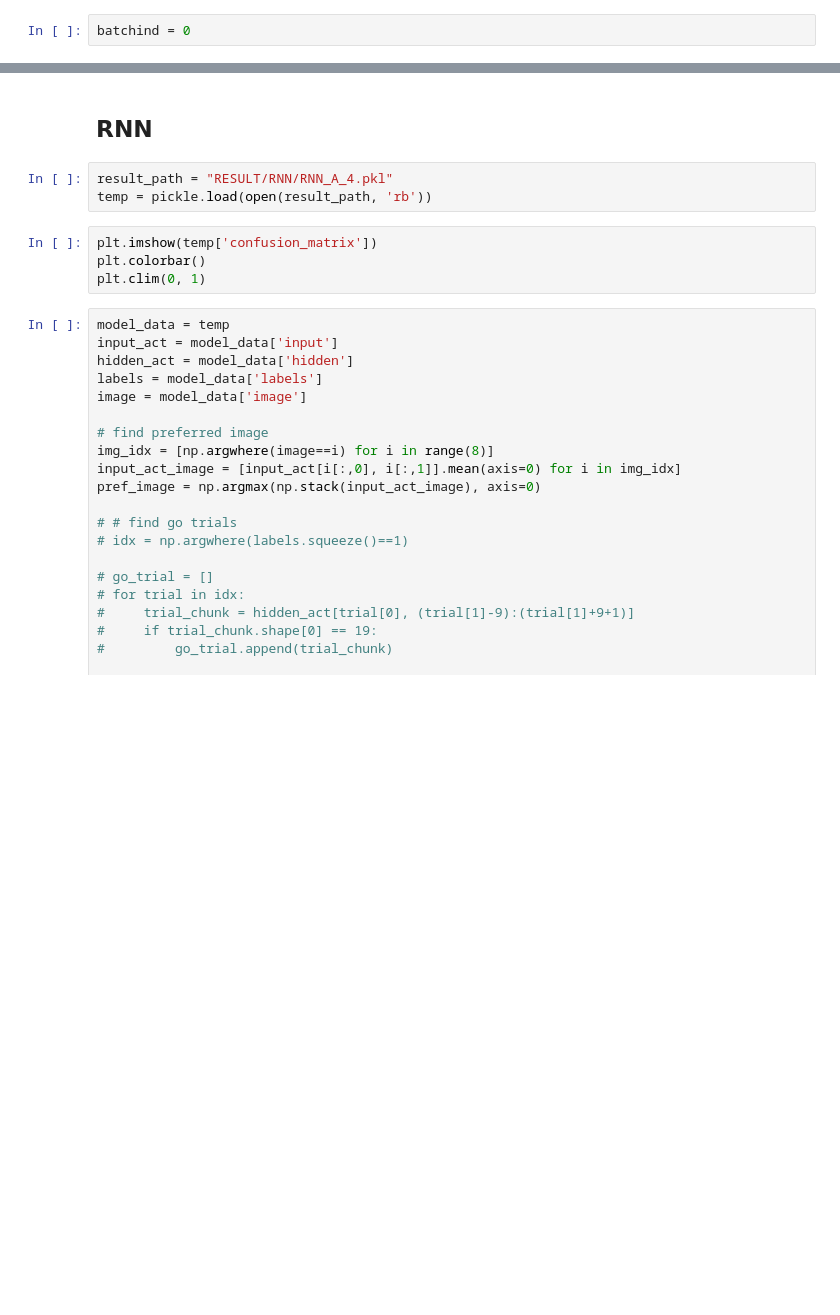
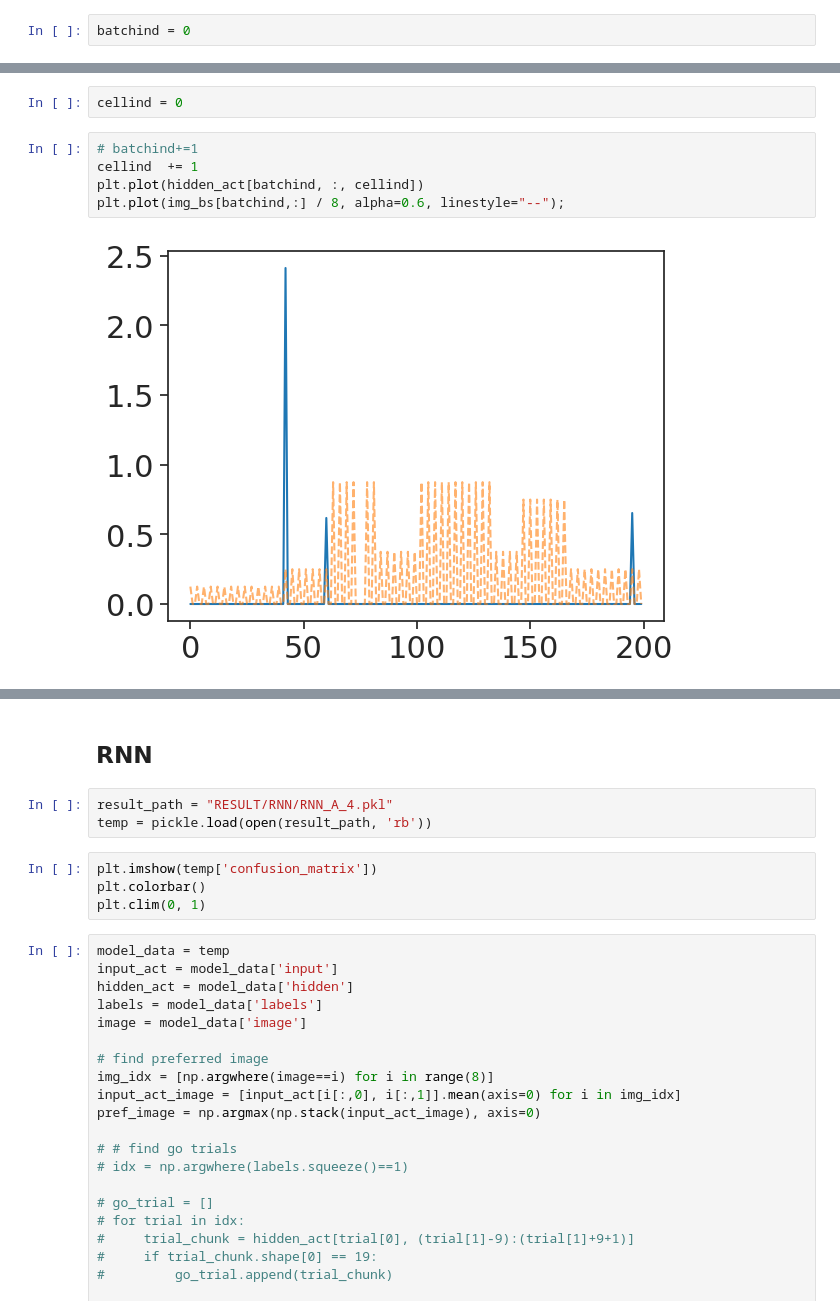
Before and after one commit to FishAres/STSPNet, a Jupyter notebook: notebooks/test.ipynb, the cells around one changed output, grey strips where cells are left out. Drawn from its saved outputs; the diff is of its cells as text; blank space fills up the shorter version.

```diff
--- a/notebooks/test.ipynb
+++ b/notebooks/test.ipynb
@@ -52,3 +45,12 @@ plt.plot(img_bs[batchind,:] / 8 + 2);
+# %%
+cellind = 0
+# %%
+# batchind+=1
+cellind  += 1
+plt.plot(hidden_act[batchind, :, cellind])
+plt.plot(img_bs[batchind,:] / 8, alpha=0.6, linestyle="--");
+# %% [output]
+[figure, added]
 # %%
 model_data = temp
 input_act = model_data['input']
```
Also changed, not shown: parts of 22 cells of this notebook, 24 other files.
